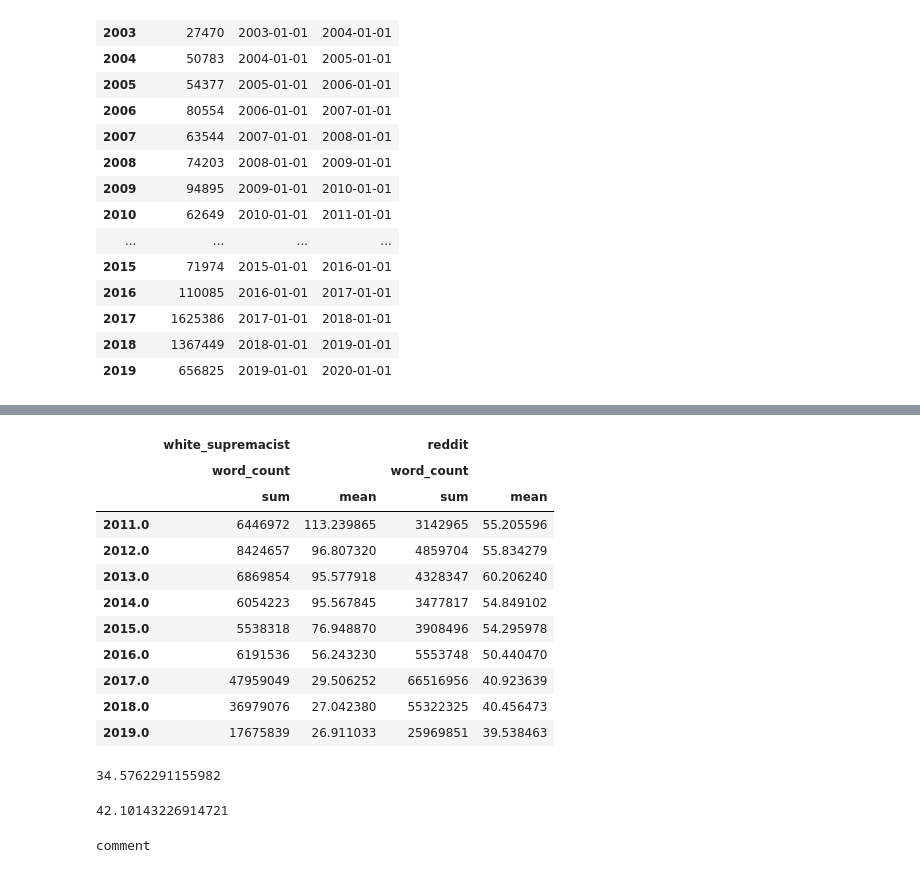
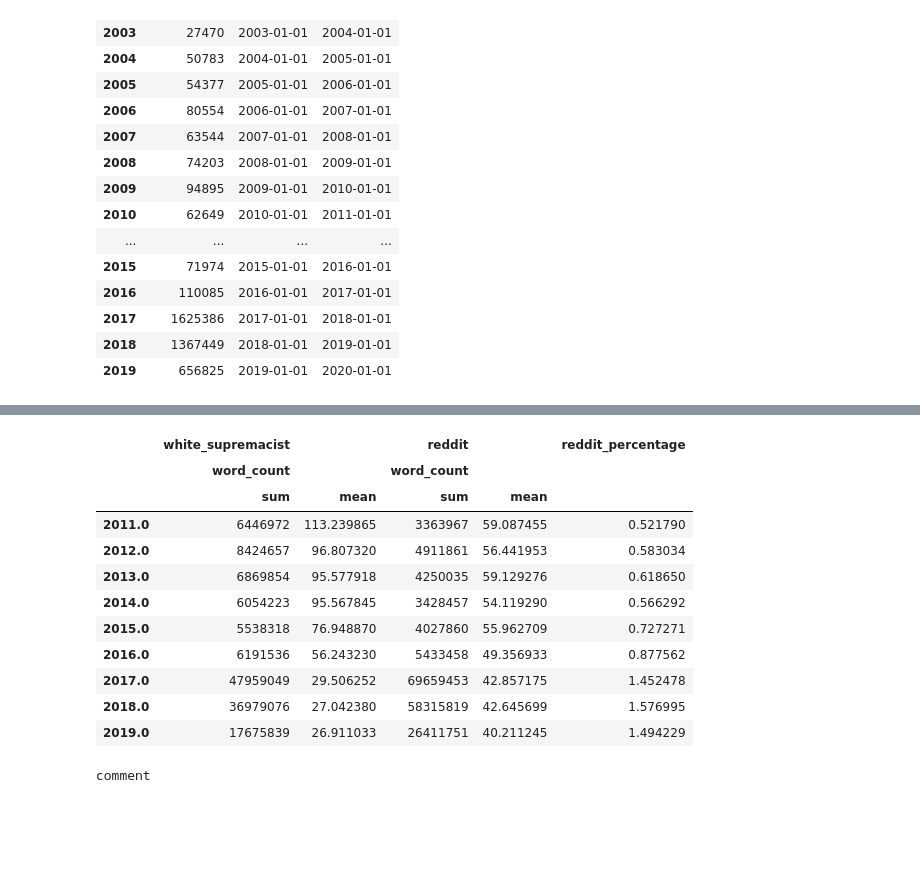
Before and after one commit to michaelmilleryoder/white_supremacist_lang, a Jupyter notebook: jupyter/neutral_data.ipynb, the cells around one changed output, grey strips where cells are left out. Saved outputs shown, nothing was run; the diff lists cells and outputs as text; code cells hidden in the pictures; blank space fills up the shorter version.

```diff
--- a/jupyter/neutral_data.ipynb
+++ b/jupyter/neutral_data.ipynb
@@ -81,5 +169,5 @@ lookup
 # %%
-# Tokenize, lowercase Reddit data
+# Tokenize, lowercase Reddit reddit_sampled
 import nltk
 from tqdm.notebook import tqdm
 from multiprocessing import Pool
@@ -88,5 +176,5 @@ def preprocess(inp):
     return ' '.join(nltk.word_tokenize(str(inp))).lower()
 
 with Pool(20) as p:
-    data['processed'] = list(tqdm(p.imap(preprocess, data.body), total=len(data)))
-data['word_count'] = data.processed.str.split().str.len()
+    reddit_sampled['processed'] = list(tqdm(p.imap(preprocess, reddit_sampled.body), total=len(reddit_sampled)))
+reddit_sampled['word_count'] = reddit_sampled.processed.str.split().str.len()
@@ -130,29 +181,35 @@ ws_wc
-# %%
-comparison = pd.concat([ws_wc, reddit_wc], axis=1, keys=['white_supremacist', 'reddit'])
-# comparison = pd.concat([ws_wc, reddit_wc], axis=1)
-comparison['reddit_percentage'] = comparison['reddit_word_count']/comparison['ws_word_count']
-comparison
-# %% [output]
-|  | white_supremacist |  | reddit |  |
-|  | word_count |  | word_count |  |
-|  | sum | mean | sum | mean |
-| 2011.0 | 6446972 | 113.239865 | 3142965 | 55.205596 |
-| 2012.0 | 8424657 | 96.807320 | 4859704 | 55.834279 |
-| 2013.0 | 6869854 | 95.577918 | 4328347 | 60.206240 |
-| 2014.0 | 6054223 | 95.567845 | 3477817 | 54.849102 |
-| 2015.0 | 5538318 | 76.948870 | 3908496 | 54.295978 |
-| 2016.0 | 6191536 | 56.243230 | 5553748 | 50.440470 |
-| 2017.0 | 47959049 | 29.506252 | 66516956 | 40.923639 |
-| 2018.0 | 36979076 | 27.042380 | 55322325 | 40.456473 |
-| 2019.0 | 17675839 | 26.911033 | 25969851 | 39.538463 |
-# %%
-selected_ws.word_count.mean()
-# %% [output]
-34.5762291155982
-# %%
-data.word_count.mean()
-# %% [output]
-42.10143226914721
+# %%
+# reddit_gped = data.groupby('year').word_count.sum()
+reddit_wc = reddit_sampled.groupby('year').agg({'word_count': ['sum', 'mean']})
+reddit_wc
+
+# Compare number of words between white supremacist dataset forum data and Reddit data
+selected_ws = ws_data.loc[(ws_data.timestamp.dt.year.isin(reddit_sampled.year.unique())) & (ws_data.domain == 'forum'),]
+selected_ws['word_count'] = selected_ws.text.str.split().str.len()
+
+print(selected_ws.word_count.mean())
+print(reddit_sampled.word_count.mean())
+
+ws_wc = selected_ws.groupby(ws_data.timestamp.dt.year).agg({'word_count': ['sum', 'mean']})
+ws_wc
+# %%
+comparison = pd.concat([ws_wc, reddit_wc], axis=1, keys=['white_supremacist', 'reddit'])
+# comparison = pd.concat([ws_wc, reddit_wc], axis=1)
+comparison['reddit_percentage'] = comparison[('reddit', 'word_count', 'sum')]/comparison[('white_supremacist', 'word_count', 'sum')]
+comparison
+# %% [output]
+|  | white_supremacist |  | reddit |  | reddit_percentage |
+|  | word_count |  | word_count |  |  |
+|  | sum | mean | sum | mean |  |
+| 2011.0 | 6446972 | 113.239865 | 3363967 | 59.087455 | 0.521790 |
+| 2012.0 | 8424657 | 96.807320 | 4911861 | 56.441953 | 0.583034 |
+| 2013.0 | 6869854 | 95.577918 | 4250035 | 59.129276 | 0.618650 |
+| 2014.0 | 6054223 | 95.567845 | 3428457 | 54.119290 | 0.566292 |
+| 2015.0 | 5538318 | 76.948870 | 4027860 | 55.962709 | 0.727271 |
+| 2016.0 | 6191536 | 56.243230 | 5433458 | 49.356933 | 0.877562 |
+| 2017.0 | 47959049 | 29.506252 | 69659453 | 42.857175 | 1.452478 |
+| 2018.0 | 36979076 | 27.042380 | 58315819 | 42.645699 | 1.576995 |
+| 2019.0 | 17675839 | 26.911033 | 26411751 | 40.211245 | 1.494229 |
 # %%
 # Sample comments vs submissions
 from IPython.display import display
```
Also changed, not shown: parts of 21 cells of this notebook, 5 other files.
